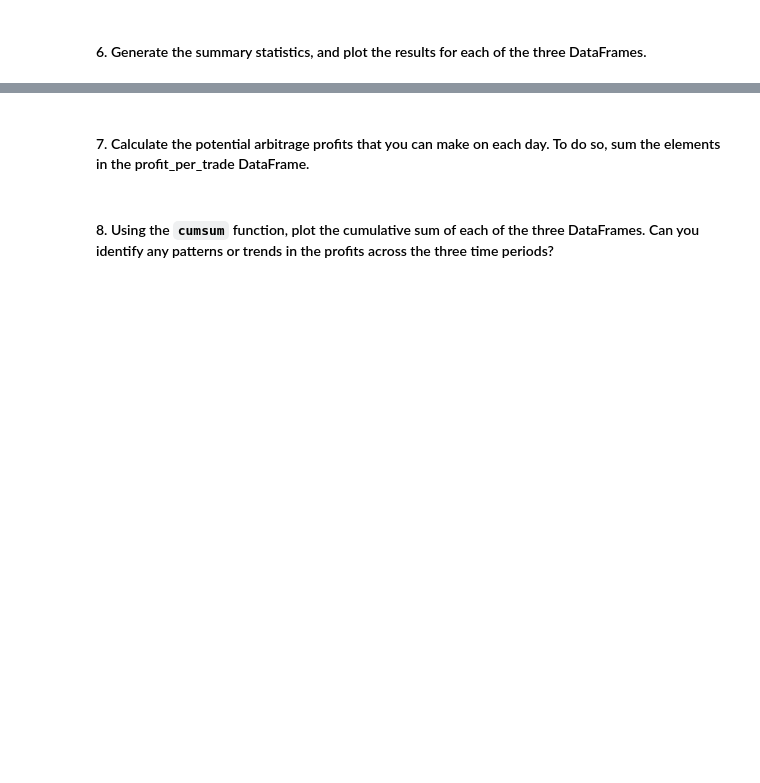
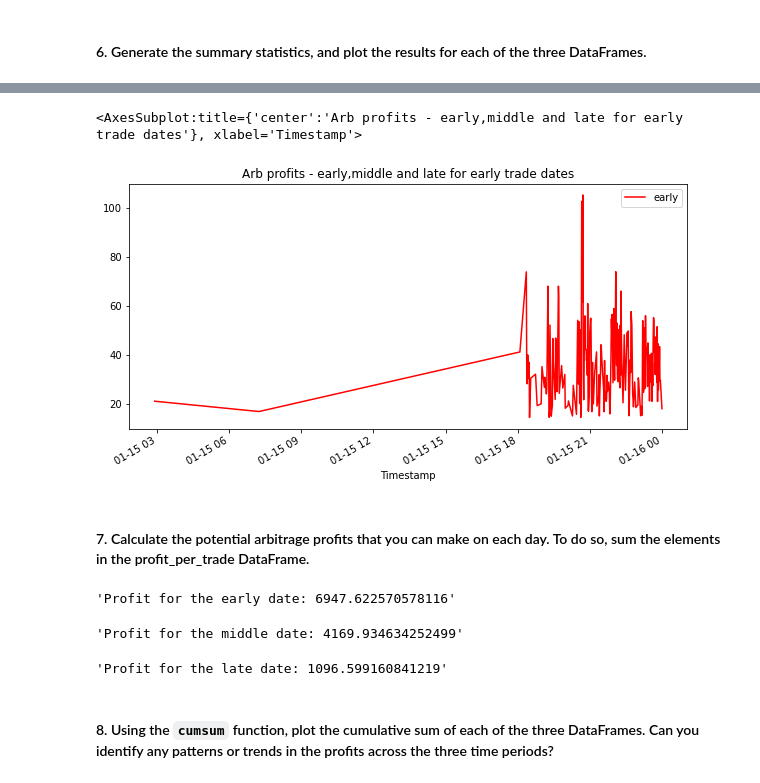
Before and after one commit to flyfishjay/challenge_week_3, a Jupyter notebook: crypto_arbitrage.ipynb, the cells around one changed output, grey strips where cells are left out. Saved outputs shown, nothing was run; the diff lists cells and outputs as text; code cells hidden in the pictures; blank space fills up the shorter version.

```diff
--- a/crypto_arbitrage.ipynb
+++ b/crypto_arbitrage.ipynb
@@ -681,8 +742,24 @@ Name: Close, Length: 194, dtype: float64
+# %%
+# Plot the results for the early profit per trade DataFrame
+profit_per_trade_early.plot(legend = True, label = 'early', figsize = (10,5), title ='Arb profits - early,middle and late for early trade dates', color = 'red')
+#profit_per_trade_middle.plot(legend = True, label = 'middle', figsize = (10,5), color = 'blue')
+#profit_per_trade_late.plot(legend = True, label = 'early', figsize = (10,5), title ='Arb profit for early trade date', color = 'orange')
+# %% [output]
+<AxesSubplot:title={'center':'Arb profits - early,middle and late for early trade dates'}, xlabel='Timestamp'>
+[figure, added]
 # %% [markdown]
 #### 7. Calculate the potential arbitrage profits that you can make on each day. To do so, sum the elements in the profit_per_trade DataFrame.
 # %%
 # Calculate the sum of the potential profits for the early profit per trade DataFrame
 # YOUR CODE HERE
+
+display(f'Profit for the early date: {profit_per_trade_early.sum()}')
+display(f'Profit for the middle date: {profit_per_trade_middle.sum()}')
+display(f'Profit for the late date: {profit_per_trade_late.sum()}')
+# %% [output]
+'Profit for the early date: 6947.622570578116'
+'Profit for the middle date: 4169.934634252499'
+'Profit for the late date: 1096.599160841219'
 # %% [markdown]
 #### 8. Using the `cumsum` function, plot the cumulative sum of each of the three DataFrames. Can you identify any patterns or trends in the profits across the three time periods?
 # %%
```
Also changed, not shown: parts of 7 cells of this notebook.
